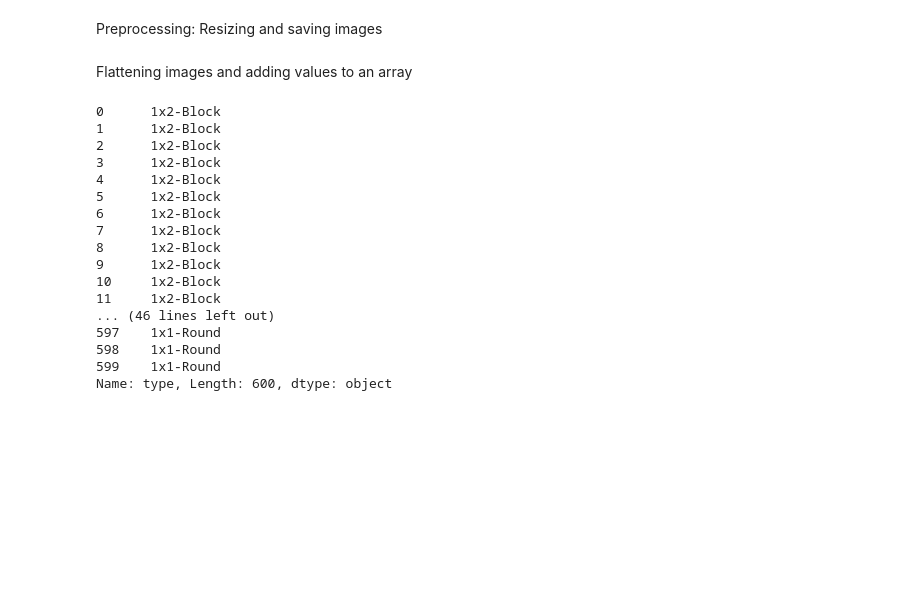
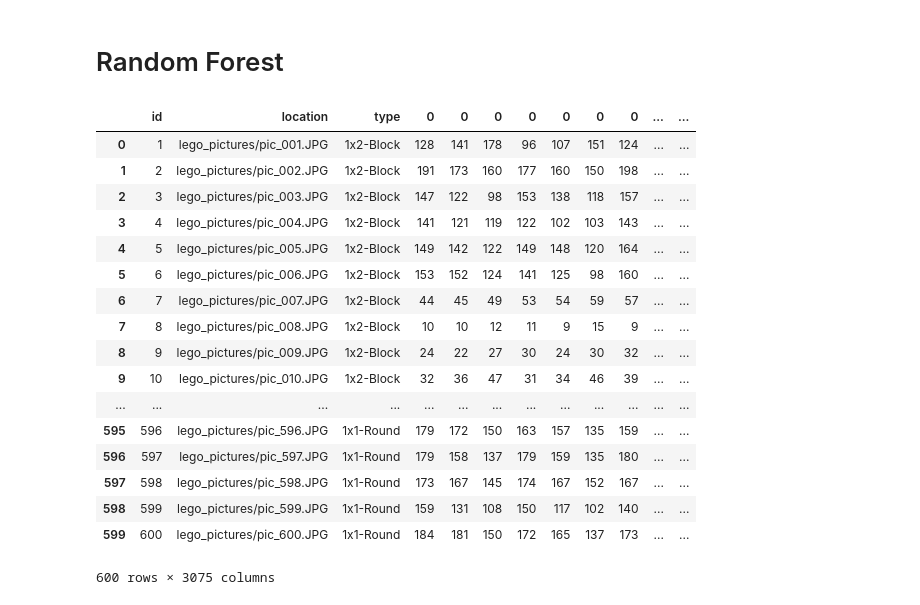
Before and after one commit to Mattachoo/Lego-Recoginition, a Jupyter notebook: Legos.ipynb, the cells around one changed output. Saved outputs shown, nothing was run; the diff lists cells and outputs as text; code cells hidden in the pictures; blank space fills up the shorter version.

```diff
--- a/Legos.ipynb
+++ b/Legos.ipynb
@@ -14,34 +18,40 @@ import matplotlib.image as mpimg
-# %% [markdown]
-Preprocessing: Resizing and saving images
-# %%
-flat = list()
-for file in os.listdir("lego_pictures"):
-    img = cv2.imread("lego_pictures/"+file)
-    small = cv2.resize(img, (32,32))
-    flat.append(small.flatten())
-
-flat
-# %% [markdown]
-Flattening images and adding values to an array
-# %%
-label_df = pd.read_csv('legos.csv')
-df = pd.DataFrame([])
-print(label_df['type'])
-# %% [output]
-0      1x2-Block
-1      1x2-Block
-2      1x2-Block
-3      1x2-Block
-4      1x2-Block
-5      1x2-Block
-6      1x2-Block
-7      1x2-Block
-8      1x2-Block
-9      1x2-Block
-10     1x2-Block
-11     1x2-Block
-... (46 lines left out)
-597    1x1-Round
-598    1x1-Round
-599    1x1-Round
-Name: type, Length: 600, dtype: object
+# %% [markdown]
+# Random Forest
+# %%
+label_df = pd.read_csv('legos.csv')
+df = pd.DataFrame([])
+
+
+for x in range(len(label_df.index)):
+    files = label_df.iloc[x, :]
+    img = mpimg.imread(str(files.values[1]))
+    img = cv2.resize(img, (32,32))
+    pixels = np.array(img.flatten())
+    number = pd.DataFrame(pixels).stack().to_frame().T
+    number.columns = number.columns.droplevel(0)
+    df = df.append(number, ignore_index=True)
+
+df = label_df.join(df)
+
+
+
+df
+# %% [output]
+|  | id | location | type | 0 | 0 | 0 | 0 | 0 | 0 | 0 | ... | ... |
+| 0 | 1 | lego_pictures/pic_001.JPG | 1x2-Block | 128 | 141 | 178 | 96 | 107 | 151 | 124 | ... | ... |
+| 1 | 2 | lego_pictures/pic_002.JPG | 1x2-Block | 191 | 173 | 160 | 177 | 160 | 150 | 198 | ... | ... |
+| 2 | 3 | lego_pictures/pic_003.JPG | 1x2-Block | 147 | 122 | 98 | 153 | 138 | 118 | 157 | ... | ... |
+| 3 | 4 | lego_pictures/pic_004.JPG | 1x2-Block | 141 | 121 | 119 | 122 | 102 | 103 | 143 | ... | ... |
+| 4 | 5 | lego_pictures/pic_005.JPG | 1x2-Block | 149 | 142 | 122 | 149 | 148 | 120 | 164 | ... | ... |
+| 5 | 6 | lego_pictures/pic_006.JPG | 1x2-Block | 153 | 152 | 124 | 141 | 125 | 98 | 160 | ... | ... |
+| 6 | 7 | lego_pictures/pic_007.JPG | 1x2-Block | 44 | 45 | 49 | 53 | 54 | 59 | 57 | ... | ... |
+| 7 | 8 | lego_pictures/pic_008.JPG | 1x2-Block | 10 | 10 | 12 | 11 | 9 | 15 | 9 | ... | ... |
+| 8 | 9 | lego_pictures/pic_009.JPG | 1x2-Block | 24 | 22 | 27 | 30 | 24 | 30 | 32 | ... | ... |
+| 9 | 10 | lego_pictures/pic_010.JPG | 1x2-Block | 32 | 36 | 47 | 31 | 34 | 46 | 39 | ... | ... |
+| ... | ... | ... | ... | ... | ... | ... | ... | ... | ... | ... | ... | ... |
+| 595 | 596 | lego_pictures/pic_596.JPG | 1x1-Round | 179 | 172 | 150 | 163 | 157 | 135 | 159 | ... | ... |
+| 596 | 597 | lego_pictures/pic_597.JPG | 1x1-Round | 179 | 158 | 137 | 179 | 159 | 135 | 180 | ... | ... |
+| 597 | 598 | lego_pictures/pic_598.JPG | 1x1-Round | 173 | 167 | 145 | 174 | 167 | 152 | 167 | ... | ... |
+| 598 | 599 | lego_pictures/pic_599.JPG | 1x1-Round | 159 | 131 | 108 | 150 | 117 | 102 | 140 | ... | ... |
+| 599 | 600 | lego_pictures/pic_600.JPG | 1x1-Round | 184 | 181 | 150 | 172 | 165 | 137 | 173 | ... | ... |
+600 rows × 3075 columns
```
Also changed, not shown: parts of 15 cells of this notebook.
